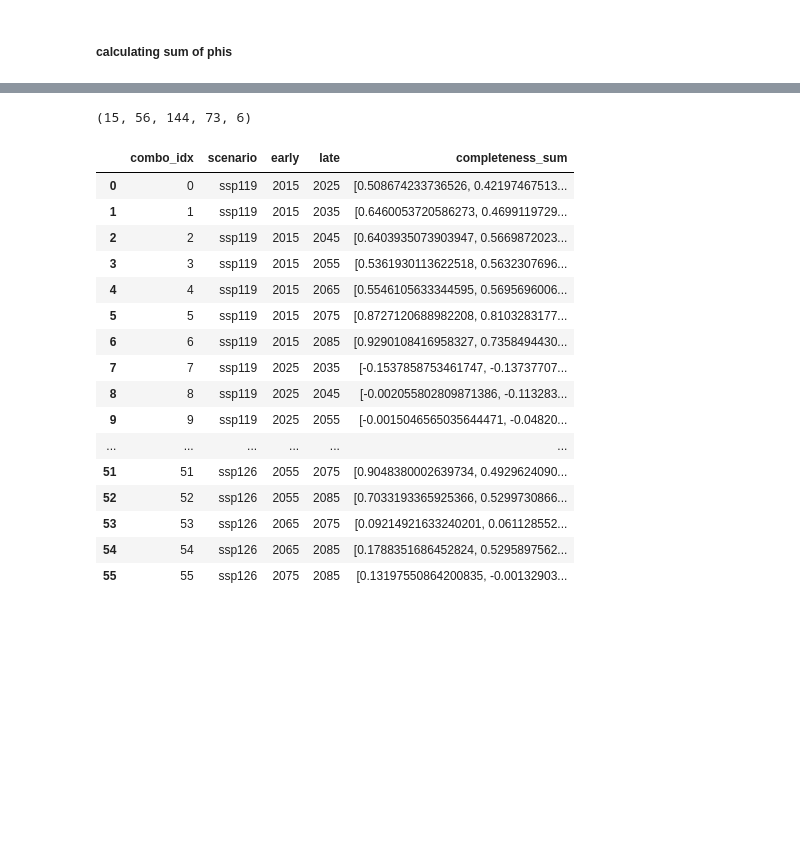
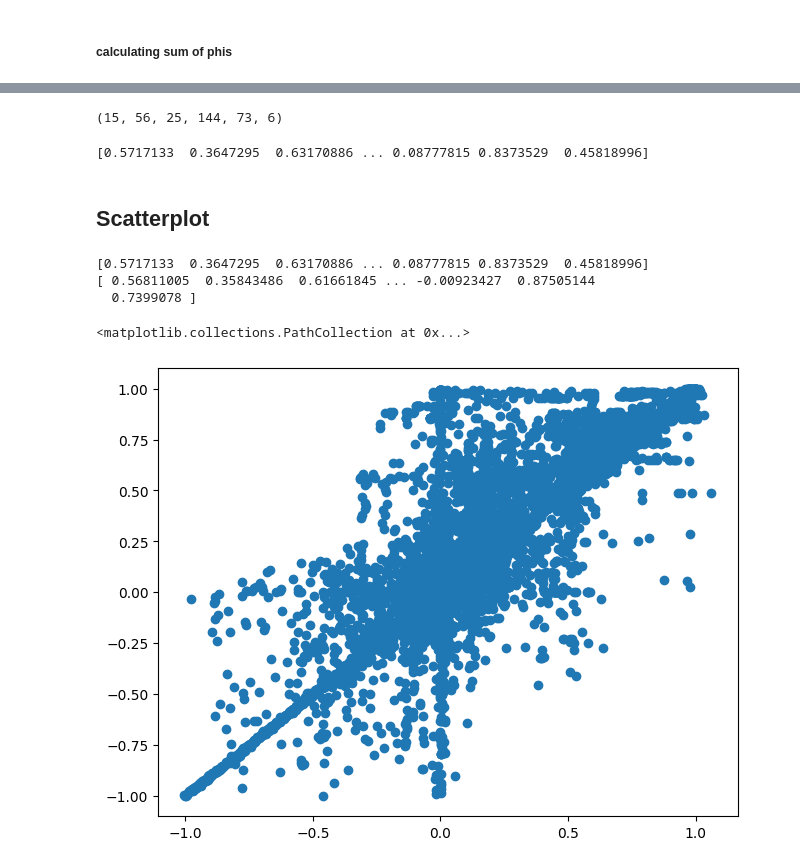
Before and after one commit to sek2dcs/MamalakisResearch, a Jupyter notebook: figure3_v3.ipynb, the cells around one changed output, grey strips where cells are left out. Drawn from its saved outputs; the diff is of its cells as text; code cells hidden in the pictures; blank space fills up the shorter version.

```diff
--- a/figure3_v3.ipynb
+++ b/figure3_v3.ipynb
@@ -1501,8 +1560,8 @@ deltas_df.head()
 # %%
-master_phi_matrix.shape
-# (15 - # runs, 56 - # scenario/year comparison combos, 144 - lat, 73 - lon, 6 - # vars)
+completeness_property_phi_matrix.shape
+# (15 - # runs, 56 - # scenario/year comparison combos, 25, 144 - lat, 73 - lon, 6 - # vars)
 # %% [output]
-(15, 56, 144, 73, 6)
+(15, 56, 25, 144, 73, 6)
 # %%
 sample_folder = Path.cwd() / "climate_experiments" / "result_batchessophiekim_1"
 
@@ -1514,50 +1573,17 @@ phi_mapping = []
 
 # calculating phi sum values
 # sum across globe and variables
-total_phi_sum = np.nansum(master_phi_matrix, axis=(2, 3, 4))
 
-# looping through sorted nc files to make sure everything aligned
-for i, filepath in enumerate(sorted_files):
-    with xr.open_dataset(filepath) as ds:
-        early = int(ds['early_yr'].values)
-        late = int(ds['late_yr'].values)
-        scenario = str(ds['scenario'].values)
+total_phi_sum = np.nansum(completeness_property_phi_matrix, axis=(3, 4, 5))
 
-    # mapping the summed value to the scenario/yr combo
-    phi_mapping.append({
-        'scenario': scenario,
-        'early': early,
-        'late': late,
-        'completeness_sum': total_phi_sum.T[i] # Changed to transpose
-    })
-
-# make into df
-phi_df = pd.DataFrame(phi_mapping)
-
-# merge
-metadata_df_2 = pd.merge(
-    metadata_df,
-    phi_df,
-    on=['scenario', 'early', 'late'],
-    how='left'
-)
-
-metadata_df_2
+# To store results of for loops
+total_phi_sum_long = []
+# 2 for loops to flatten
+for i in range (len(total_phi_sum)): # 15
+    for j in range(len(total_phi_sum[i])): # 56
+        temp_j = total_phi_sum[i,j,:]
+        total_phi_sum_long.append(temp_j)
+total_phi_sum_flat = np.array(np.concatenate(total_phi_sum_long))
+print(total_phi_sum_flat)
 # %% [output]
-|  | combo_idx | scenario | early | late | completeness_sum |
-| 0 | 0 | ssp119 | 2015 | 2025 | [0.508674233736526, 0.42197467513... |
-| 1 | 1 | ssp119 | 2015 | 2035 | [0.6460053720586273, 0.4699119729... |
-| 2 | 2 | ssp119 | 2015 | 2045 | [0.6403935073903947, 0.5669872023... |
-| 3 | 3 | ssp119 | 2015 | 2055 | [0.5361930113622518, 0.5632307696... |
-| 4 | 4 | ssp119 | 2015 | 2065 | [0.5546105633344595, 0.5695696006... |
-| 5 | 5 | ssp119 | 2015 | 2075 | [0.8727120688982208, 0.8103283177... |
-| 6 | 6 | ssp119 | 2015 | 2085 | [0.9290108416958327, 0.7358494430... |
-| 7 | 7 | ssp119 | 2025 | 2035 | [-0.1537858753461747, -0.13737707... |
-| 8 | 8 | ssp119 | 2025 | 2045 | [-0.002055802809871386, -0.113283... |
-| 9 | 9 | ssp119 | 2025 | 2055 | [-0.0015046565035644471, -0.04820... |
-| ... | ... | ... | ... | ... | ... |
-| 51 | 51 | ssp126 | 2055 | 2075 | [0.9048380002639734, 0.4929624090... |
-| 52 | 52 | ssp126 | 2055 | 2085 | [0.7033193365925366, 0.5299730866... |
-| 53 | 53 | ssp126 | 2065 | 2075 | [0.09214921633240201, 0.061128552... |
-| 54 | 54 | ssp126 | 2065 | 2085 | [0.1788351686452824, 0.5295897562... |
-| 55 | 55 | ssp126 | 2075 | 2085 | [0.13197550864200835, -0.00132903... |
+[0.5717133  0.3647295  0.63170886 ... 0.08777815 0.8373529  0.45818996]
@@ -1564,3 +1624,17 @@ metadata_df_2
+# %% [markdown]
+## Scatterplot
+# %%
+print(total_phi_sum_flat)
+print(pred_deltas_flat)
+# %% [output]
+[0.5717133  0.3647295  0.63170886 ... 0.08777815 0.8373529  0.45818996]
+[ 0.56811005  0.35843486  0.61661845 ... -0.00923427  0.87505144
+  0.7399078 ]
+# %%
+plt.scatter(total_phi_sum_flat, pred_deltas_flat)
+# %% [output]
+<matplotlib.collections.PathCollection at 0x...>
+[figure, added]
 # %%
 def plot_combined_validation_matrices(df, scenario_id="ssp119"):
     """
```
Also changed, not shown: parts of 12 cells of this notebook, 1 other file.
